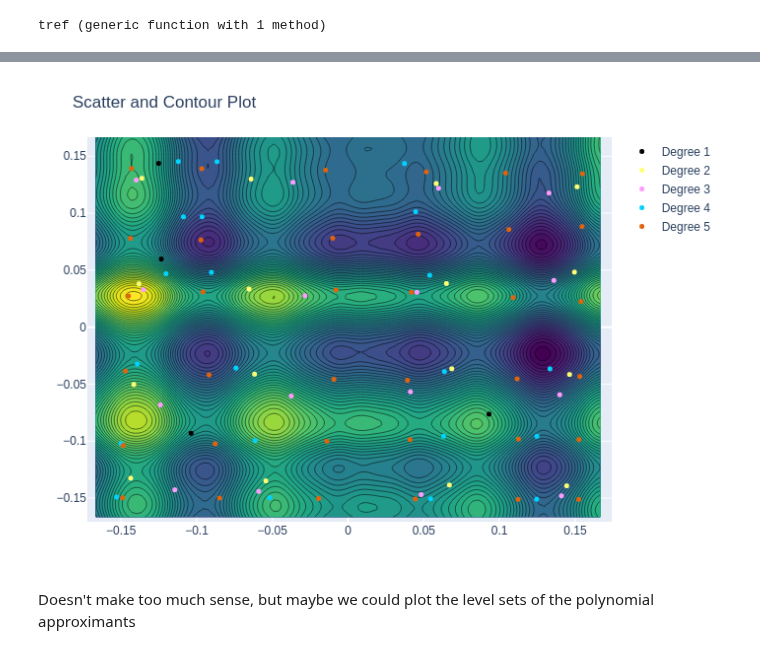
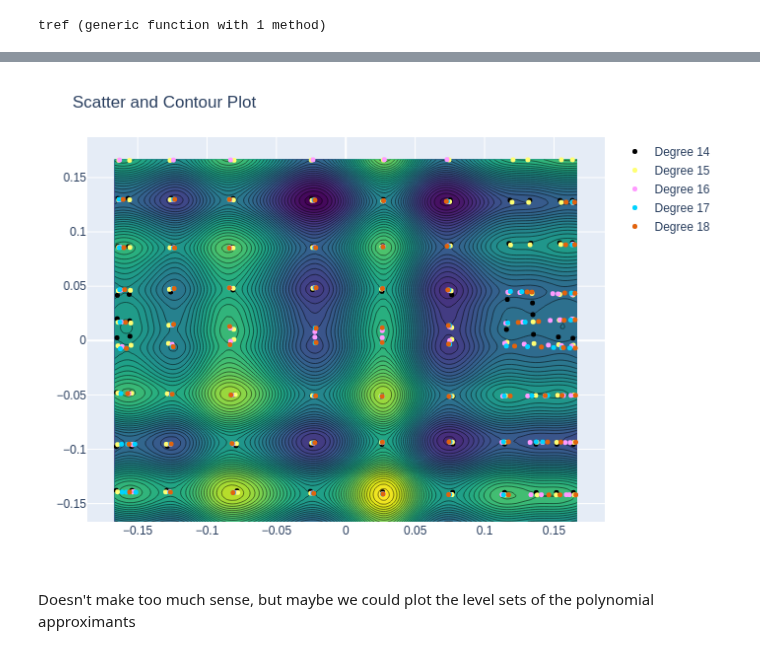
Before and after one commit to gescholt/Globtim.jl, a Jupyter notebook: new_tref.ipynb, the cells around one changed output, grey strips where cells are left out. Cells and saved outputs as stored; diff of their text form; code cells hidden in the pictures.

Commit message:
kwel plot

```diff
--- a/new_tref.ipynb
+++ b/new_tref.ipynb
@@ -3,7 +3,7 @@ include("optim_lib.jl")
 include("lib_func.jl")
 
 # Constants and Parameters
-d1, d2, ds = 4, 8, 1  # Degree range and step
+d1, d2, ds = 14, 18, 1  # Degree range and step
 const n, a, b = 2, 1, 6
 const C = a / b  # Scaling constant, C is appears in `main_computation`, maybe it should be a parameter.
 const delta, alph = .9 , 2 / 10  # Sampling parameters
@@ -78,35 +58,35 @@ Number of solutions: 36
 # %%
 using PlotlyJS, Colors
 
 # Define the function and domain
 
 # Generate the grid and evaluate the function
 N = 100  # resolution of the grid
 x = range(-C, C, length=N)
 y = range(-C, C, length=N)
-z = [tref([xi, yi]) for xi in x, yi in y]
+z = [tref([xi, yi]) for yi in y, xi in x]
 
 # sc_plt = scatter(x=C* h_x, y=C* h_y, mode="markers", marker_color=col, marker_size=5);
 # Generate a color palette based on the number of unique `col` values
 unique_cols = unique(df.col)
 num_colors = length(unique_cols)
 color_palette = distinguishable_colors(num_colors)
 
 # Map the `col` values to the corresponding colors
 col_to_color = Dict(unique_cols .=> color_palette)
 
 # Create individual scatter traces for each unique `col` value
 scatter_traces = [scatter(x=df[df.col .== c, :x], y=df[df.col .== c, :y], mode="markers", marker=attr(color=col_to_color[c], size=5), name="Degree $c") for c in unique_cols]
 
 # Create the contour plot
-cp = contour(x=x, y=y, z=z, ncontours=50, colorscale="Viridis", showscale=false)
+cp = contour(x=x, y=y, z=z, ncontours=80, colorscale="Viridis", showscale=false)
 
 # Combine contour plot and scatter traces
 all_traces = [cp; scatter_traces...]
 
 # Display the combined plot with legend
 display(plot(all_traces, Layout(title = "Scatter and Contour Plot")))
 # %% [output]
-[figure, old version]
+[figure, new version]
 # %% [markdown]
 Doesn't make too much sense, but maybe we could plot the level sets of the polynomial approximants
```
Also changed, not shown: parts of 2 cells of this notebook.
